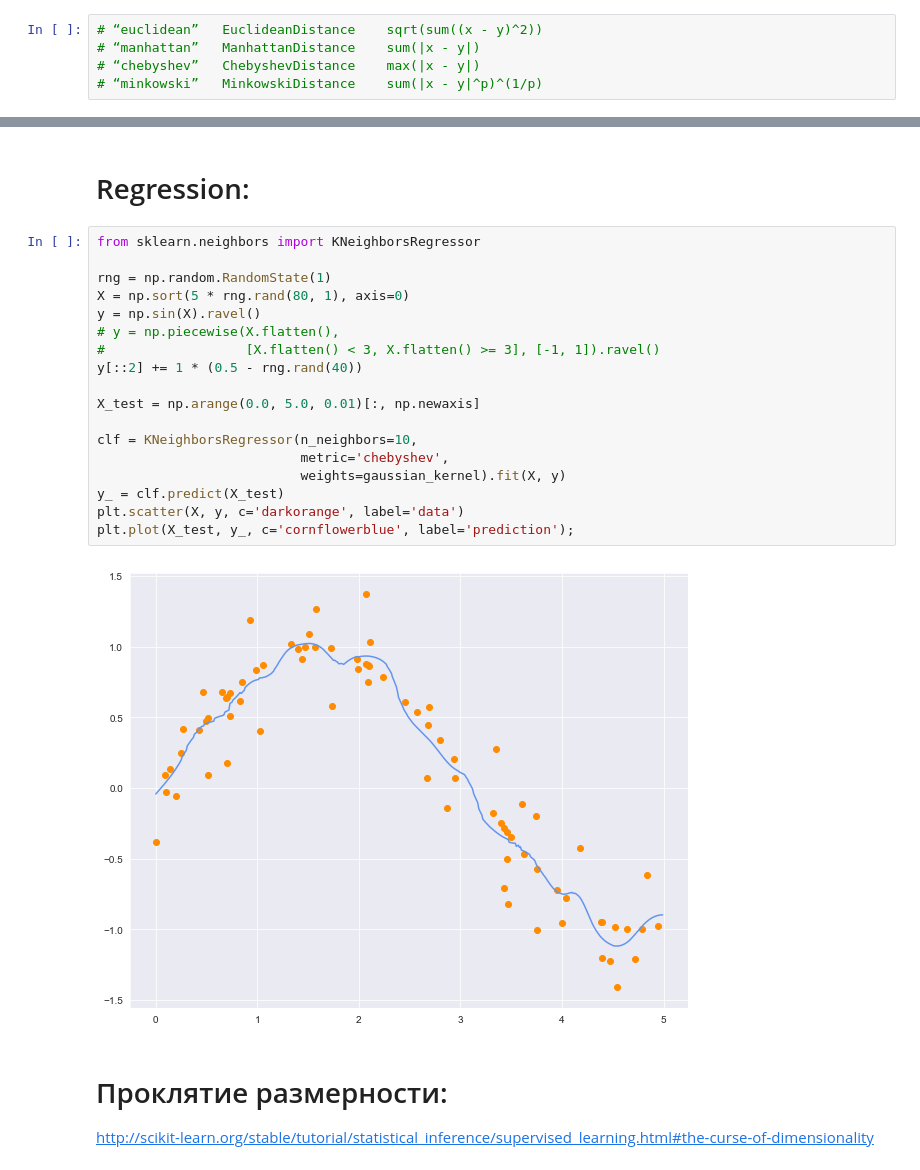
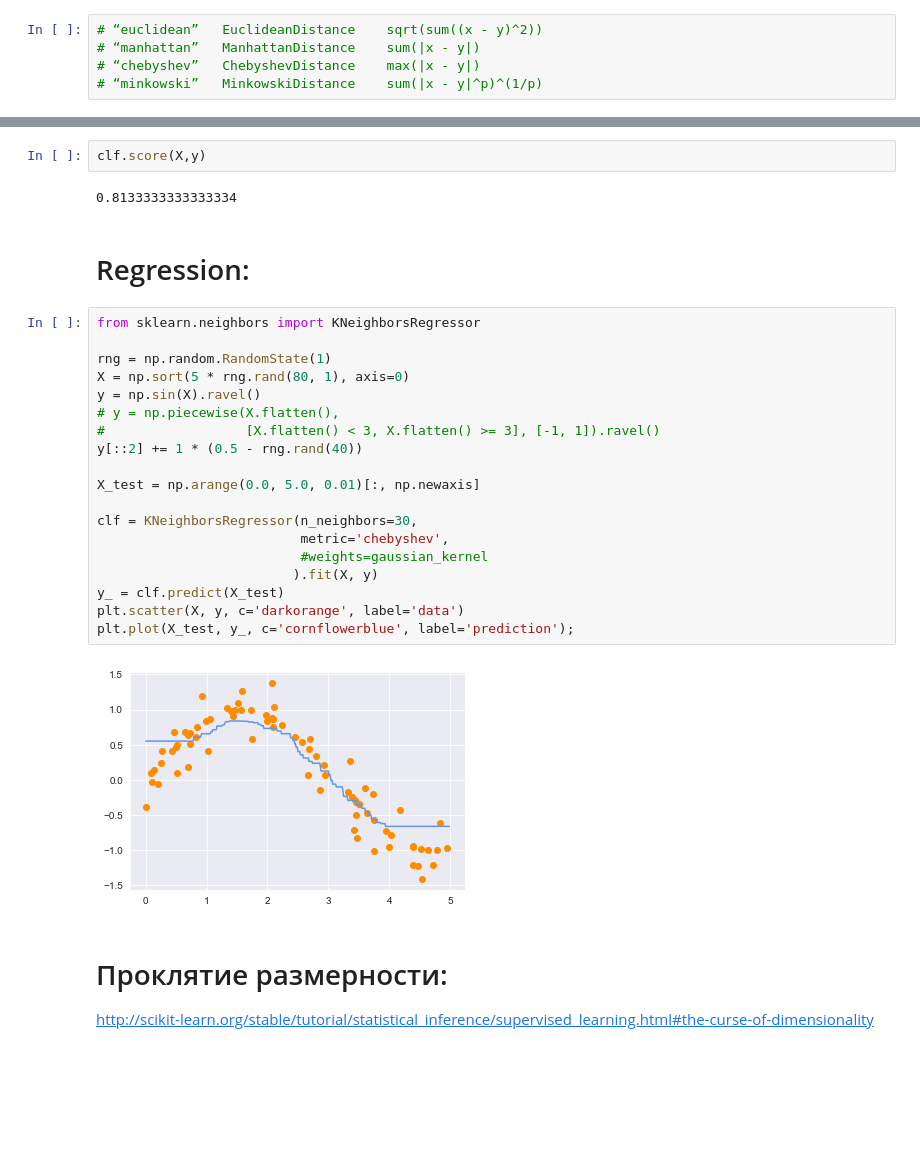
Before and after one commit to kondratevakate/machine-learning-with-love, a Jupyter notebook: 03_knn/03_regularisation_knn.ipynb, the cells around one changed output, grey strips where cells are left out. Saved outputs shown, nothing was run; the diff lists cells and outputs as text; blank space fills up the shorter version.

```diff
--- a/03_knn/03_regularisation_knn.ipynb
+++ b/03_knn/03_regularisation_knn.ipynb
@@ -344,25 +387,30 @@ for i, color in zip(range(n_classes), plot_colors):
+# %%
+clf.score(X,y)
+# %% [output]
+0.8133333333333334
 # %% [markdown]
 # Regression:
 # %%
 from sklearn.neighbors import KNeighborsRegressor
 
 rng = np.random.RandomState(1)
 X = np.sort(5 * rng.rand(80, 1), axis=0)
 y = np.sin(X).ravel()
 # y = np.piecewise(X.flatten(),
 #                  [X.flatten() < 3, X.flatten() >= 3], [-1, 1]).ravel()
 y[::2] += 1 * (0.5 - rng.rand(40))
 
 X_test = np.arange(0.0, 5.0, 0.01)[:, np.newaxis]
 
-clf = KNeighborsRegressor(n_neighbors=10,
+clf = KNeighborsRegressor(n_neighbors=30,
                           metric='chebyshev',
-                          weights=gaussian_kernel).fit(X, y)
+                          #weights=gaussian_kernel
+                         ).fit(X, y)
 y_ = clf.predict(X_test)
 plt.scatter(X, y, c='darkorange', label='data')
 plt.plot(X_test, y_, c='cornflowerblue', label='prediction');
 # %% [output]
-[figure, old version]
+[figure, new version]
 # %% [markdown]
 # Проклятие размерности:
 http://scikit-learn.org/stable/tutorial/statistical_inference/supervised_learning.html#the-curse-of-dimensionality
```
Also changed, not shown: parts of 22 cells of this notebook, 5 other files.
